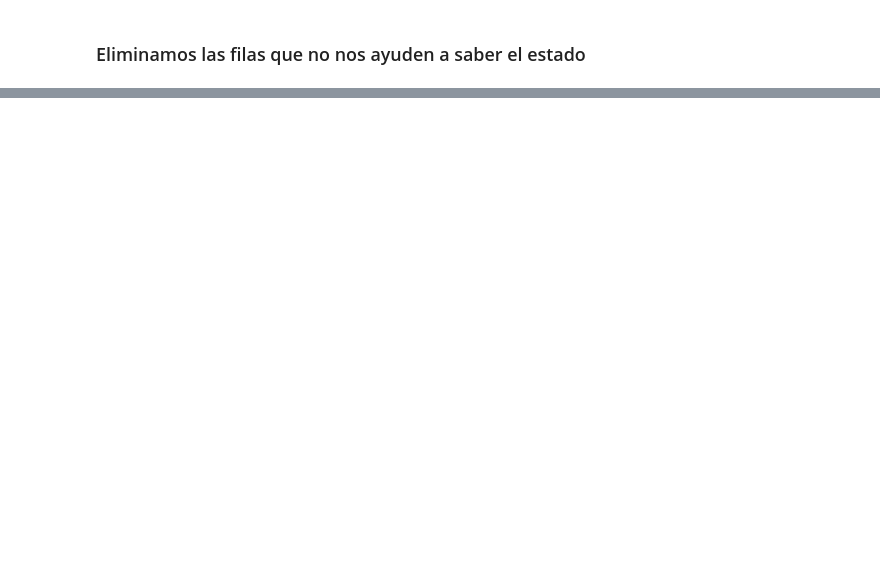
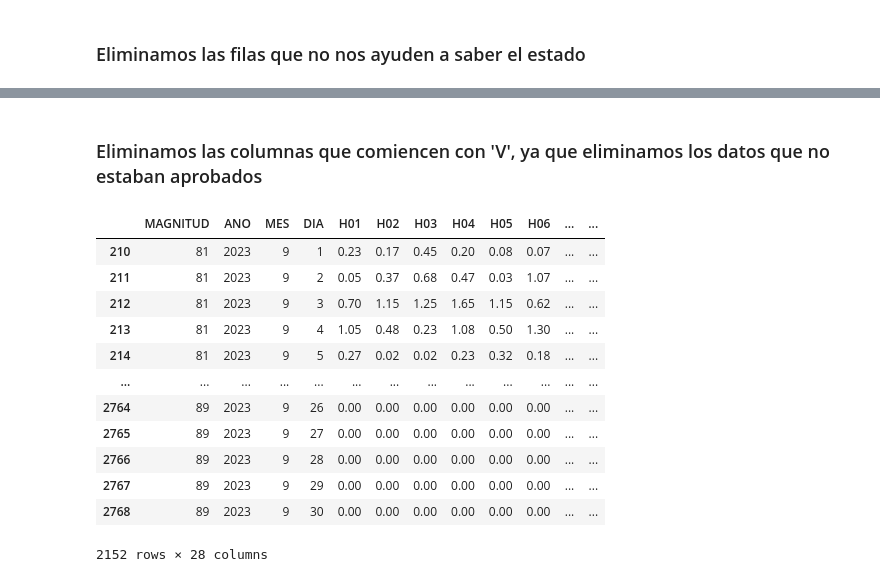
Before and after one commit to lucaramirezo/Traffic-Network-Transparency, a Jupyter notebook: Exploratory_Data_Analysis.ipynb, the cells around one changed output, grey strips where cells are left out. Drawn from its saved outputs; the diff is of its cells as text; code cells hidden in the pictures; blank space fills up the shorter version.

```diff
--- a/Exploratory_Data_Analysis.ipynb
+++ b/Exploratory_Data_Analysis.ipynb
@@ -311,0 +255,18 @@ Name: V01, dtype: int64
+# %% [markdown]
+### Eliminamos las columnas que comiencen con 'V', ya que eliminamos los datos que no estaban aprobados
+# %%
+weather_data_sep23.drop(columns= cols_v)
+# %% [output]
+|  | MAGNITUD | ANO | MES | DIA | H01 | H02 | H03 | H04 | H05 | H06 | ... | ... |
+| 210 | 81 | 2023 | 9 | 1 | 0.23 | 0.17 | 0.45 | 0.20 | 0.08 | 0.07 | ... | ... |
+| 211 | 81 | 2023 | 9 | 2 | 0.05 | 0.37 | 0.68 | 0.47 | 0.03 | 1.07 | ... | ... |
+| 212 | 81 | 2023 | 9 | 3 | 0.70 | 1.15 | 1.25 | 1.65 | 1.15 | 0.62 | ... | ... |
+| 213 | 81 | 2023 | 9 | 4 | 1.05 | 0.48 | 0.23 | 1.08 | 0.50 | 1.30 | ... | ... |
+| 214 | 81 | 2023 | 9 | 5 | 0.27 | 0.02 | 0.02 | 0.23 | 0.32 | 0.18 | ... | ... |
+| ... | ... | ... | ... | ... | ... | ... | ... | ... | ... | ... | ... | ... |
+| 2764 | 89 | 2023 | 9 | 26 | 0.00 | 0.00 | 0.00 | 0.00 | 0.00 | 0.00 | ... | ... |
+| 2765 | 89 | 2023 | 9 | 27 | 0.00 | 0.00 | 0.00 | 0.00 | 0.00 | 0.00 | ... | ... |
+| 2766 | 89 | 2023 | 9 | 28 | 0.00 | 0.00 | 0.00 | 0.00 | 0.00 | 0.00 | ... | ... |
+| 2767 | 89 | 2023 | 9 | 29 | 0.00 | 0.00 | 0.00 | 0.00 | 0.00 | 0.00 | ... | ... |
+| 2768 | 89 | 2023 | 9 | 30 | 0.00 | 0.00 | 0.00 | 0.00 | 0.00 | 0.00 | ... | ... |
+2152 rows × 28 columns
```
Also changed, not shown: parts of 15 cells of this notebook, 3 other files.
